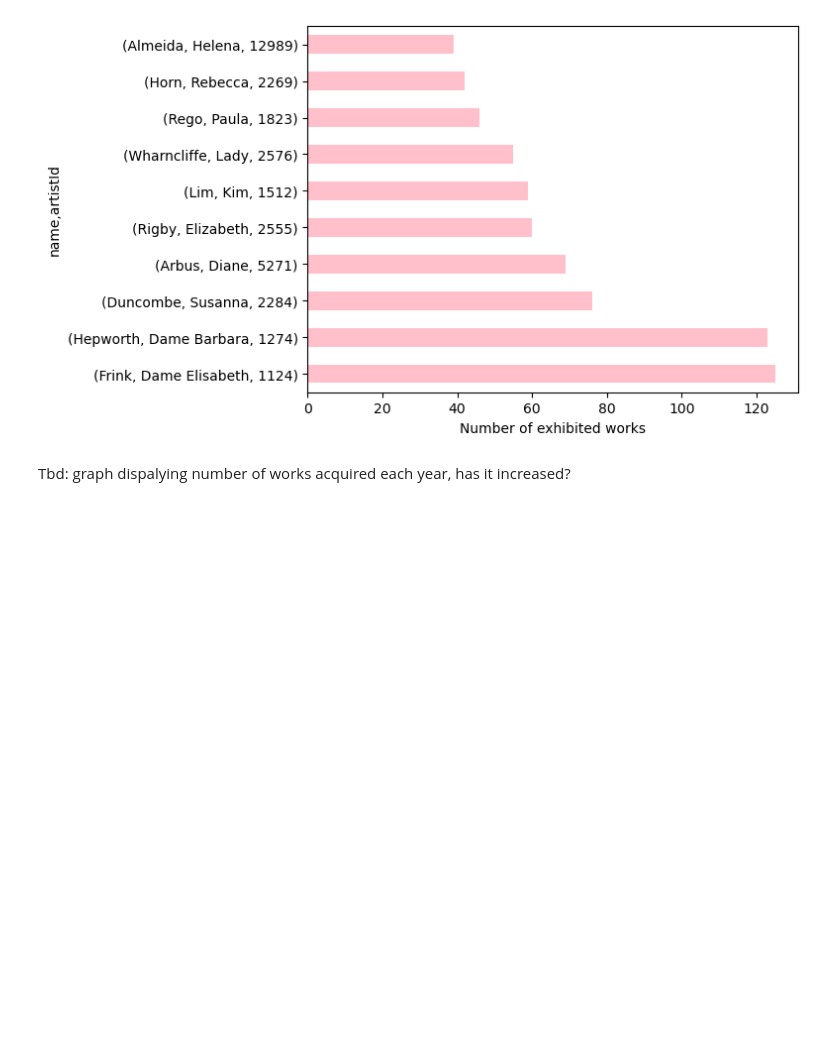
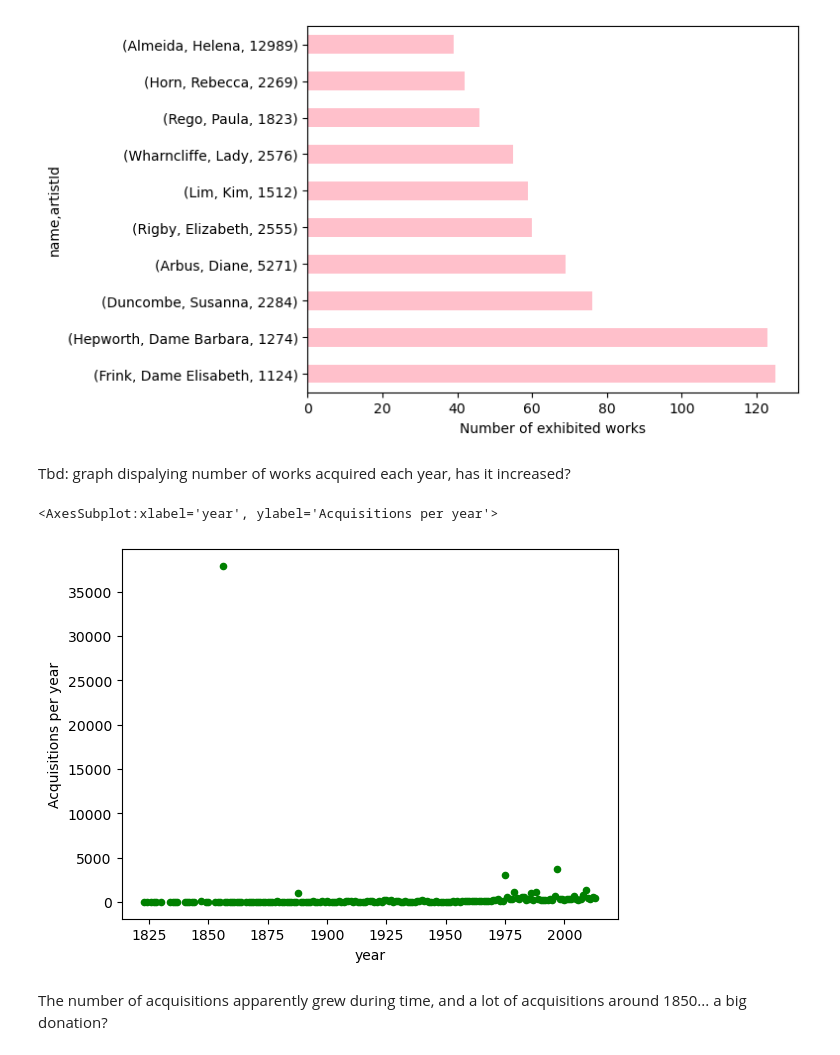
Before and after one commit to lisrau/collecting_data, a Jupyter notebook: Collecting Data - Assignment 4.ipynb, the cells around one changed output. Drawn from its saved outputs; the diff is of its cells as text; code cells hidden in the pictures; blank space fills up the shorter version.

```diff
--- a/Collecting Data - Assignment 4.ipynb
+++ b/Collecting Data - Assignment 4.ipynb
@@ -168,3 +168,12 @@ Text(0.5, 0, 'Number of exhibited works')
 [figure]
 # %% [markdown]
 Tbd: graph dispalying number of works acquired each year, has it increased?
+# %%
+acquisition_stats = cleaned_artwork_artist_df['acquisitionYear'].value_counts()
+acquisition_stats.rename_axis("year").reset_index(name='Acquisitions per year')
+acqs_time.plot(kind='scatter', x="year", y="Acquisitions per year", color='green')
+# %% [output]
+<AxesSubplot:xlabel='year', ylabel='Acquisitions per year'>
+[figure, added]
+# %% [markdown]
+The number of acquisitions apparently grew during time, and a lot of acquisitions around 1850... a big donation?
```
